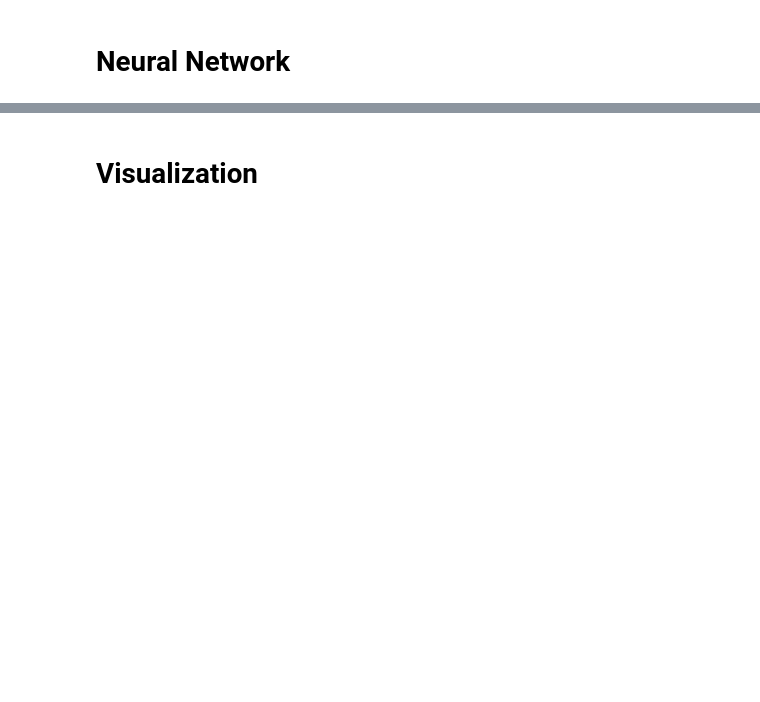
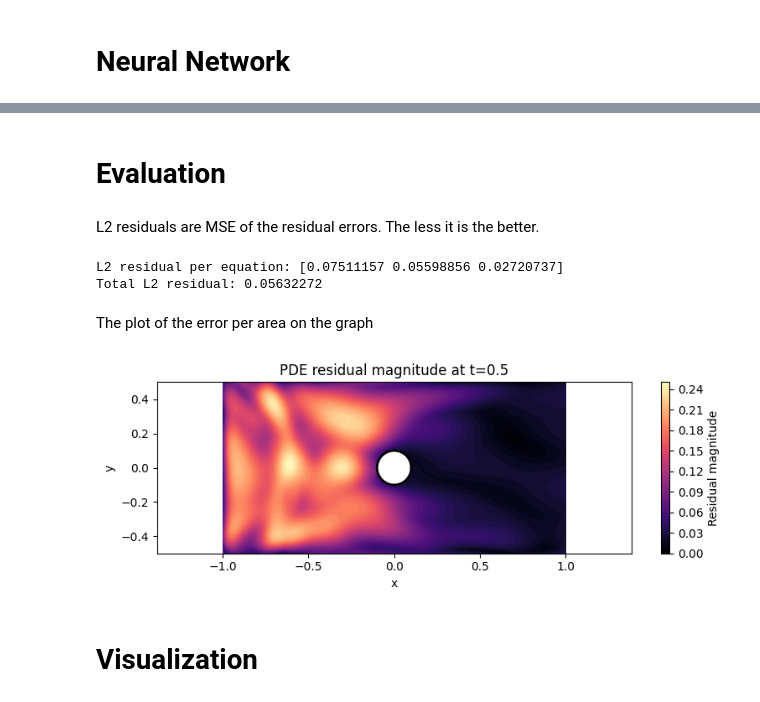
Before and after one commit to Andreea720/challenge_Navier_Stokes_ResNet, a Jupyter notebook: navier_stokes.ipynb, the cells around one changed output, grey strips where cells are left out. Saved outputs shown, nothing was run; the diff lists cells and outputs as text; code cells hidden in the pictures; blank space fills up the shorter version.

```diff
--- a/navier_stokes.ipynb
+++ b/navier_stokes.ipynb
@@ -172,3 +202,56 @@ model.save("navier_stokes_pinn")
+# %% [markdown]
+# Evaluation
+# %% [markdown]
+L2 residuals are MSE of the residual errors. The less it is the better.
+# %%
+X_test, y_test, *_ = data.test()
+
+f_pred = model.predict(X_test, operator=pde)  # list of arrays
+f_pred = np.hstack(f_pred)  # shape (N, 3)
+
+residual_l2 = np.sqrt(np.mean(f_pred**2, axis=0))
+residual_l2_total = np.sqrt(np.mean(f_pred**2))
+
+print("L2 residual per equation:", residual_l2)
+print("Total L2 residual:", residual_l2_total)
+# %% [output]
+L2 residual per equation: [0.07511157 0.05598856 0.02720737]
+Total L2 residual: 0.05632272
+# %% [markdown]
+The plot of the error per area on the graph
+# %%
+t_plot = 0.5
+nx, ny = 200, 100
+x = np.linspace(-L/2, L/2, nx)
+y = np.linspace(-D/2, D/2, ny)
+X, Y = np.meshgrid(x, y)
+
+XYT = np.vstack([X.ravel(), Y.ravel(), t_plot*np.ones_like(X.ravel())]).T
+
+f_pred = model.predict(XYT, operator=pde)
+f_pred = np.hstack(f_pred)
+
+res_mag = np.sqrt(np.sum(f_pred**2, axis=1)).reshape(ny, nx)
+
+R = 0.1
+mask = (X**2 + Y**2) <= R**2
+res_mag = np.ma.array(res_mag, mask=mask)
+
+plt.figure(figsize=(8, 3))
+plt.contourf(X, Y, res_mag, levels=50, cmap="magma")
+plt.colorbar(label="Residual magnitude")
+
+theta = np.linspace(0, 2*np.pi, 200)
+plt.plot(R*np.cos(theta), R*np.sin(theta), "k", linewidth=2)
+
+plt.xlabel("x")
+plt.ylabel("y")
+plt.title(f"PDE residual magnitude at t={t_plot}")
+plt.axis("equal")
+plt.tight_layout()
+plt.show()
+# %% [output]
+[figure, added]
 # %% [markdown]
 # Visualization
 # %%
```
Also changed, not shown: parts of 18 cells of this notebook.
